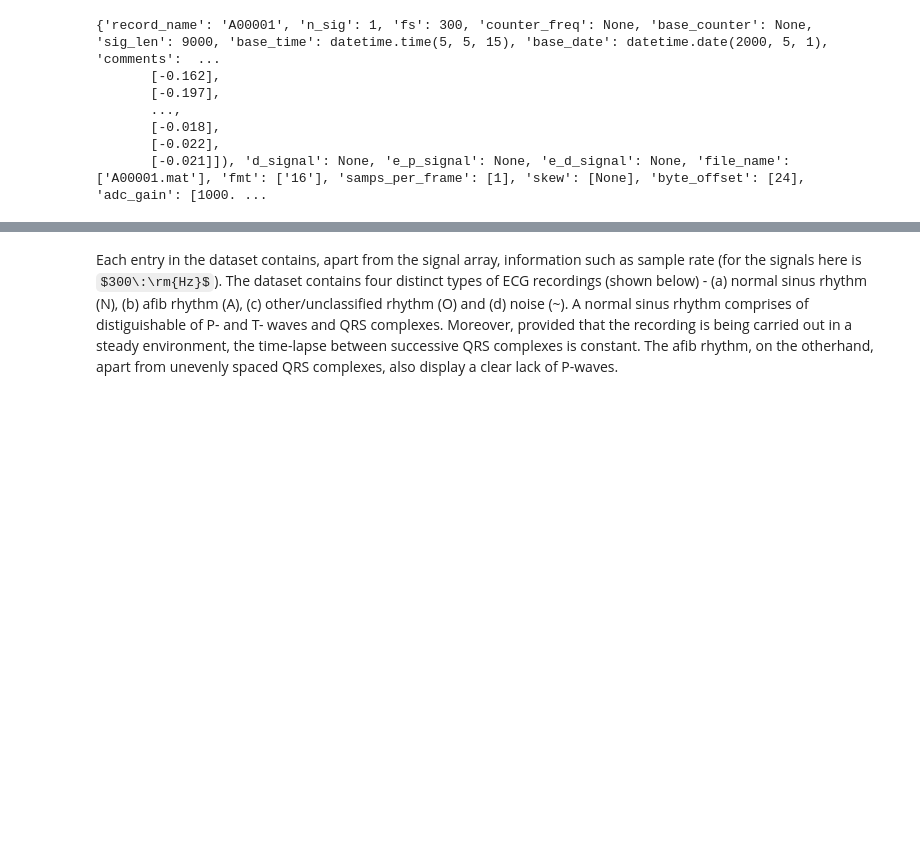
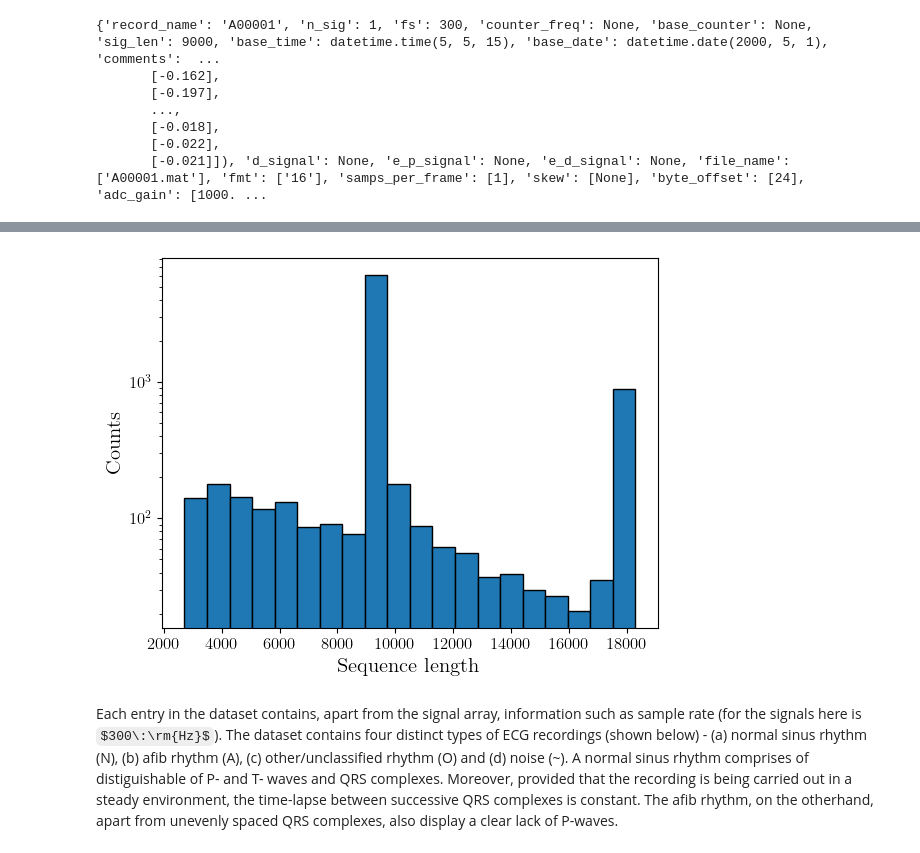
Before and after one commit to RM503/AFibClassifier-PyTorch, a Jupyter notebook: notebooks/notebook.ipynb, the cells around one changed output, grey strips where cells are left out. Drawn from its saved outputs; the diff is of its cells as text; code cells hidden in the pictures; some formulas as TeX source; blank space fills up the shorter version.

```diff
--- a/notebooks/notebook.ipynb
+++ b/notebooks/notebook.ipynb
@@ -48,3 +61,20 @@ print(wfdb.rdrecord('./../data/A00001').__dict__)
+# %%
+# Histogram of signal lengths
+
+for n in range(len(data_list)):
+    record = wfdb.rdrecord(data_list[n])
+    sig_len = record.__dict__['sig_len']
+    label_list.loc[n, 'signal length'] = sig_len
+# %%
+fig, ax = plt.subplots()
+
+ax.hist(label_list['signal length'], bins=20, edgecolor='k')
+ax.set_xlabel('Sequence length', fontsize=15)
+ax.set_ylabel('Counts', fontsize=15)
+ax.set_yscale('log')
+plt.show()
+# %% [output]
+[figure, added]
 # %% [markdown]
 Each entry in the dataset contains, apart from the signal array, information such as sample rate (for the signals here is $300\:\rm{Hz}$). The dataset contains four distinct types of ECG recordings (shown below) - (a) normal sinus rhythm (N), (b) afib rhythm (A), (c) other/unclassified rhythm (O) and (d) noise (~). A normal sinus rhythm comprises of distiguishable of P- and T- waves and QRS complexes. Moreover, provided that the recording is being carried out in a steady environment, the time-lapse between successive QRS complexes is constant. The afib rhythm, on the otherhand, apart from unevenly spaced QRS complexes, also display a clear lack of P-waves.
 # %%
```
Also changed, not shown: parts of 12 cells of this notebook, 3 other files.
